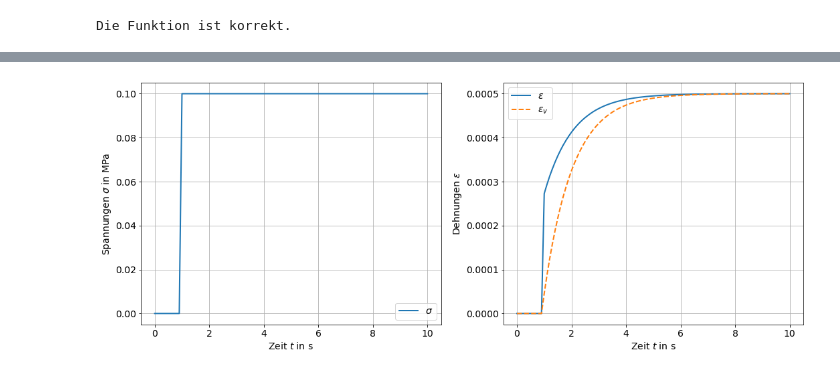
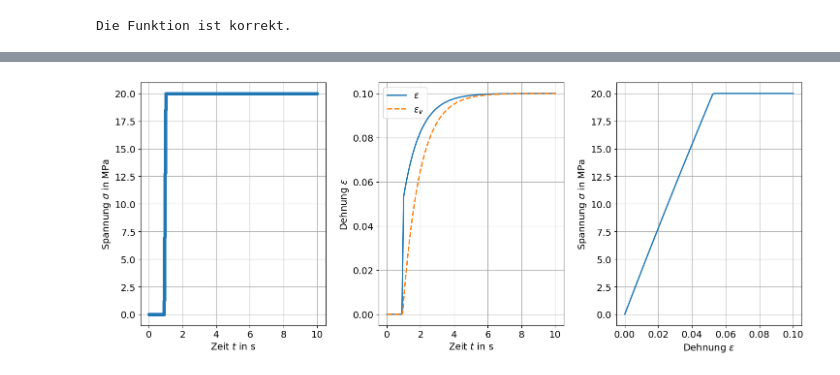
Before and after one commit to tmfrln/mechIV-programming, a Jupyter notebook: viscoelasticity/exercise_viscoelasticity_solution.ipynb, the cells around one changed output, grey strips where cells are left out. Saved outputs shown, nothing was run; the diff lists cells and outputs as text; code cells hidden in the pictures.

```diff
--- a/viscoelasticity/exercise_viscoelasticity_solution.ipynb
+++ b/viscoelasticity/exercise_viscoelasticity_solution.ipynb
@@ -261,14 +234,14 @@ Vervollständige die Funktion `res` zur Bestimmung des Residuums.
 # %%
 def res(eps, sig, epsv, epsvn, dt, Einf, E, eta):
-    """Residuum für gegebene Verzerrung, Spannung, interne Variable."""
+    """
+    Berechnet das Residuum des linearen Standardkörpers für gegebene Werte.
+    """
 
-    # Hilfswerte
-    siginf = Einf*eps
-    sigv = E*(eps-epsv)
+    # Berechnung des Residuums der Spannungsgleichung
+    r1 = sig - E * (eps - epsv) - Einf * eps
 
-    # Residuum
-    r1 = sig - siginf - sigv
-    r2 = (epsv - epsvn)/dt - sigv/eta
+    # Berechung des Residuums der Evolutionsgleichung für die viskose Dehnung
+    r2 = (epsv - epsvn) / dt - E / eta * (eps - epsv)
 
     return np.array([r1, r2])
 # %% [markdown]
@@ -420,52 +422,52 @@ Orientiere dich bei der Implementierung am Relaxationsversuch.
 # %%
-# Start- und Endzeit des Versuchs
-tmin, tmax = 0., 10.
+# Skalierungsfaktor für die Anzahl der Datenpunkte pro Belastungsabschnitt
+fct = 50
 
-# Zeitschrittweite
-dt = 0.1
+# Definition der Belastungsabschnitte
+t_1, dt_1, sig_1 = generate_load(0.0, 0.9,  0.0,  0.0,  1*fct,  False)
+t_2, dt_2, sig_2 = generate_load(0.9, 1.0,  0.0,  20.0, 5*fct,  False)
+t_3, dt_3, sig_3 = generate_load(1.0, 10.0, 20.0, 20.0, 10*fct, True)
 
-# Zeitpunkt für sprunghaften Anstieg der Spannung
-T1 = 1.0
-
-# Maximalwert der Spannung
-sigmax = 0.1
-
-# Erstellen eines Arrays mit allen diskreten Zeiten
-t = np.arange(tmin, tmax+dt, dt)
-
-# Erstellen des Arrays mit den dazugehörigen vorgeschriebenen Spannungen
-sig = np.heaviside(t-T1, 1.)*sigmax
-
+# Zusammenfügen der Arrays für die gesamte Belastung
+t = np.concatenate([t_1, t_2, t_3])
+dt = np.concatenate([dt_1, dt_2, dt_3])
+sig = np.concatenate([sig_1, sig_2, sig_3])
 
 # Materialparameter
 E = 200.
 eta = 100.
 Einf = 200.
 
+# Initialisierung der Arrays für Dehnung und viskose Dehnung
+eps = np.zeros_like(sig)
+epsv = np.zeros_like(sig) # (zu Beginn 0)
 
-# Leere Arrays für Dehnung und interne Variable
-eps = np.zeros_like(sig)
-epsv = np.zeros_like(sig) # enthält für t=0 bereits die Anfangsbedingung für die interne Variable
-
-# Schleife über Zeitschritte
+# Berechnung der Dehnung und viskosen Dehnung über die Zeit
 for i in range(1,len(sig)):
-    eps[i], epsv[i] = strain_res(sig[i], epsv[i-1], dt, Einf, E, eta)
+    # Berechnung der aktuellen Dehnung und viskosen Dehnung
+    # unter Verwendung der Werte aus dem vorherigen Zeitschritt (i-1)
+    eps[i], epsv[i] = strain_res(sig[i], epsv[i-1], dt[i], Einf, E, eta)
 
 
-# Plots
-plt.subplot(121)
-plt.plot(t, sig, label=r'$\sigma$')
+# Plot 1: Zeitlicher Verlauf der Spannung
+plt.subplot(131)
+plt.plot(t, sig, '-', marker='o', markersize=4)
+plt.xlabel(r'Zeit $t$ in $\mathrm{s}$')
+plt.ylabel(r'Spannung $\sigma$ in $\mathrm{MPa}$')
+
+# Plot 2: Zeitlicher Verlauf der Dehnung
+plt.subplot(132)
+plt.plot(t, eps, '-', label=r'$\varepsilon$')
+plt.plot(t, epsv, '--', label=r'$\varepsilon_v$')
+plt.xlabel(r'Zeit $t$ in $\mathrm{s}$')
+plt.ylabel(r'Dehnung $\varepsilon$')
 plt.legend()
-plt.xlabel(r'Zeit $t$ in $\mathrm{s}$ ')
-plt.ylabel(r'Spannungen $\sigma$ in $\mathrm{MPa}$')
 
-plt.subplot(122)
-plt.plot(t, eps, label=r'$\varepsilon$')
-plt.plot(t, epsv, '--', label=r'$\varepsilon_v$')
-plt.legend()
-plt.xlabel(r'Zeit $t$ in $\mathrm{s}$ ')
-plt.ylabel(r'Dehnungen $\varepsilon$');
-
+# Plot 3: Spannungs-Dehnungs-Diagramm
+plt.subplot(133)
+plt.plot(eps, sig)
+plt.xlabel(r'Dehnung $\varepsilon$')
+plt.ylabel(r'Spannung $\sigma$ in $\mathrm{MPa}$')
 plt.tight_layout()
 # %% [output]
-[figure, old version]
+[figure, new version]
```
Also changed, not shown: parts of 37 cells of this notebook, 4 other files.
